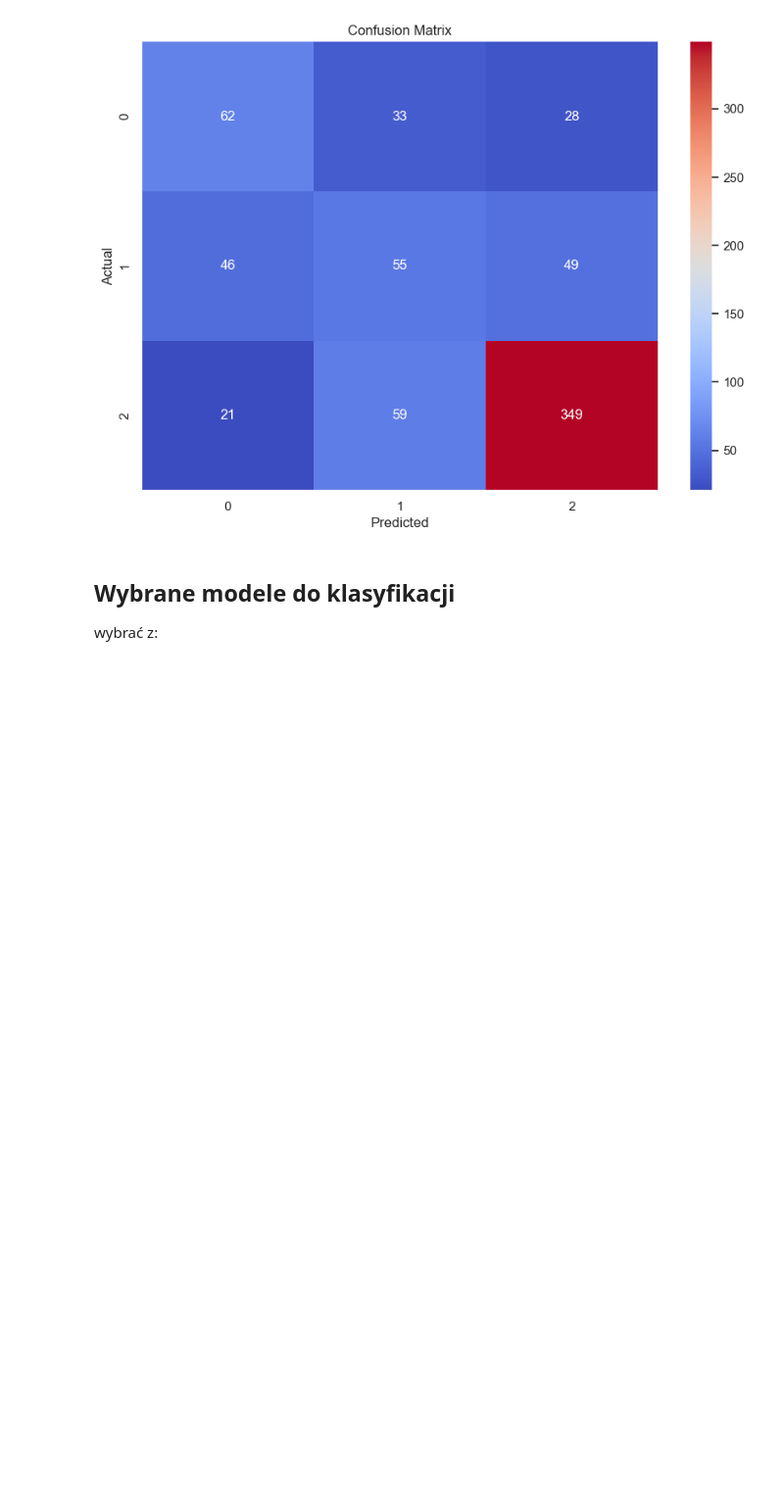
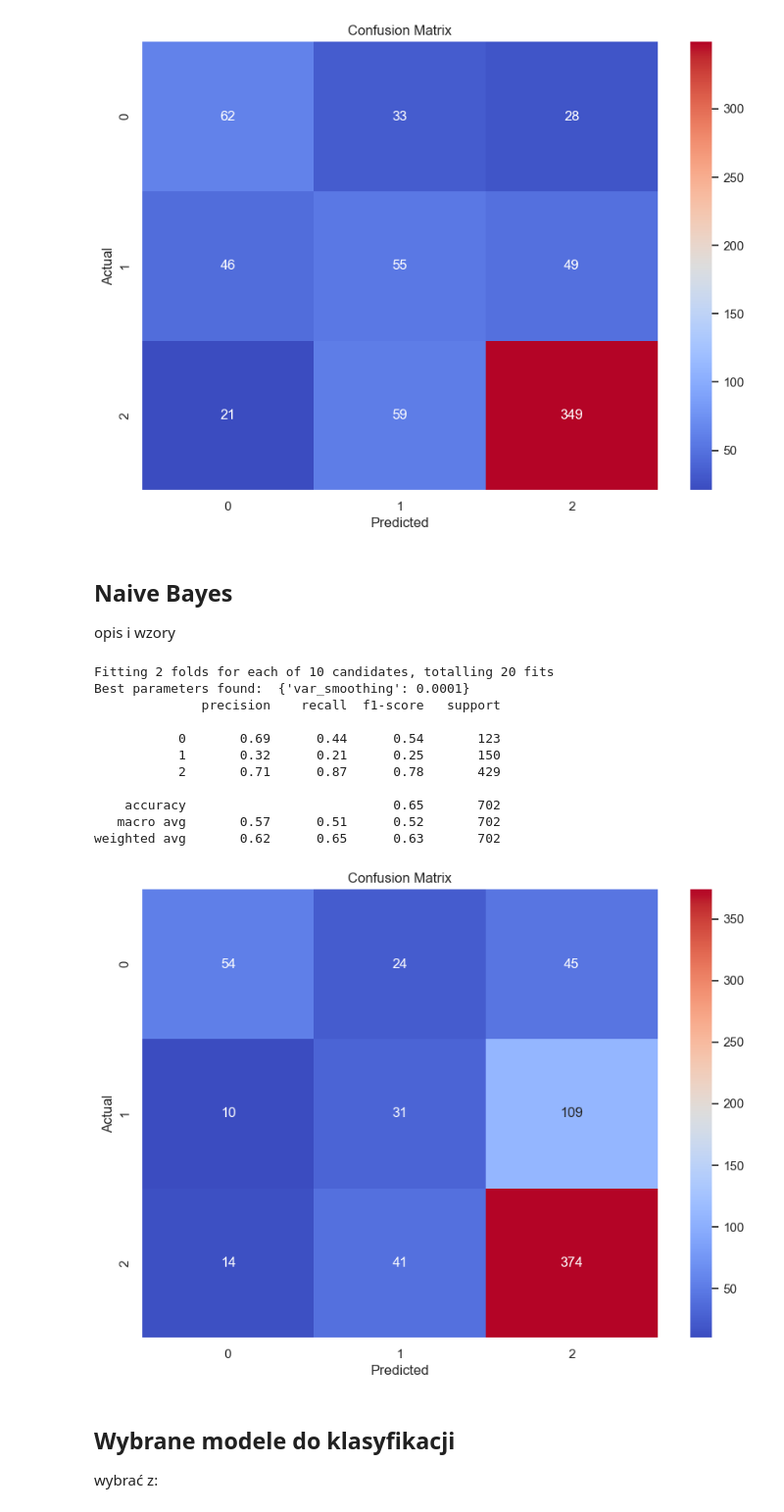
Before and after one commit to KamilMarshal/MAD_classification_project, a Jupyter notebook: ProjectNotebook.ipynb, the cells around one changed output. Shown at 98% size. Saved outputs shown, nothing was run; the diff lists cells and outputs as text; code cells hidden in the pictures; blank space fills up the shorter version.

Commit message:
Naive Bayes method

```diff
--- a/ProjectNotebook.ipynb
+++ b/ProjectNotebook.ipynb
@@ -538,6 +539,58 @@ Best parameters found:  {'C': 100, 'gamma': 'auto', 'kernel': 'rbf'}
    macro avg       0.56      0.56      0.56       702
 weighted avg       0.66      0.66      0.66       702
 [figure]
+# %% [markdown]
+## Naive Bayes
+
+opis i wzory
+# %%
+param_grid = {
+    'var_smoothing': np.logspace(-9, 0, 10)
+}
+
+# Inicjalizacja modelu Naive Bayes
+nb = GaussianNB()
+
+# Inicjalizacja Grid Search
+grid_search = GridSearchCV(estimator=nb, param_grid=param_grid, cv=2, n_jobs=-1, verbose=2)
+
+# Dopasowanie Grid Search do zbalansowanych danych
+grid_search.fit(X_train_smote, y_train_smote)
+
+# Wyświetlenie najlepszych parametrów
+print("Best parameters found: ", grid_search.best_params_)
+
+# Trenowanie modelu z najlepszymi parametrami
+best_nb = grid_search.best_estimator_
+
+# Przewidywanie na zbiorze testowym
+y_pred = best_nb.predict(X_test)
+
+# Macierz konfuzji
+cm = confusion_matrix(y_test, y_pred)
+classes = np.unique(y_test)
+
+# Rysowanie heatmapy macierzy konfuzji
+plt.figure(figsize=(10, 7))
+sns.heatmap(cm, annot=True, fmt='d', cmap='coolwarm', xticklabels=classes, yticklabels=classes)
+plt.xlabel('Predicted')
+plt.ylabel('Actual')
+plt.title('Confusion Matrix')
+
+print(classification_report(y_test, y_pred))
+# %% [output]
+Fitting 2 folds for each of 10 candidates, totalling 20 fits
+Best parameters found:  {'var_smoothing': 0.0001}
+              precision    recall  f1-score   support
+
+           0       0.69      0.44      0.54       123
+           1       0.32      0.21      0.25       150
+           2       0.71      0.87      0.78       429
+
+    accuracy                           0.65       702
+   macro avg       0.57      0.51      0.52       702
+weighted avg       0.62      0.65      0.63       702
+[figure, added]
 # %% [markdown]
 ## Wybrane modele do klasyfikacji
 
```
Also changed, not shown: parts of 5 cells of this notebook.
